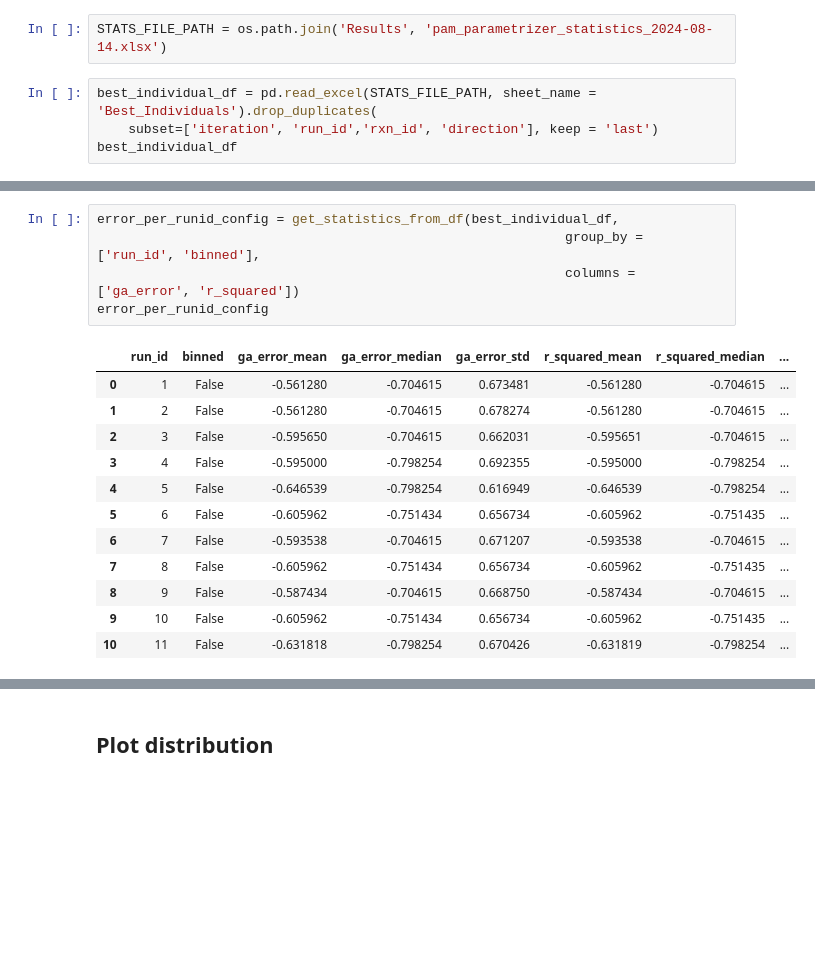
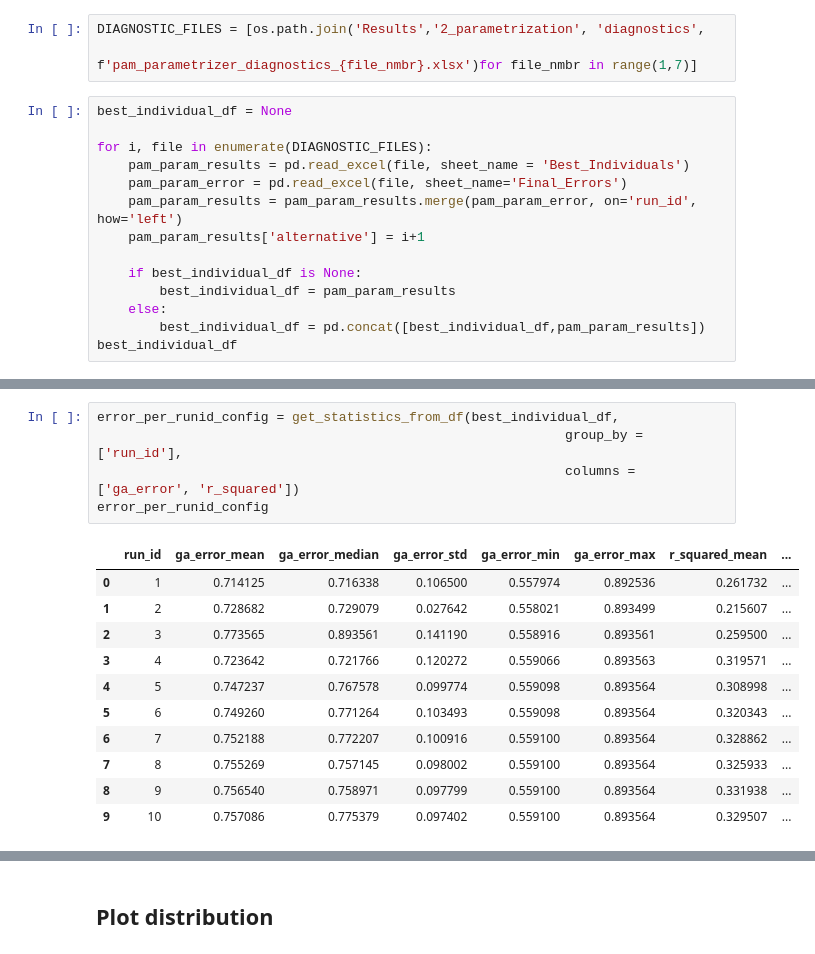
Before and after one commit to iAMB-RWTH-Aachen/PAMparametrizer, a Jupyter notebook: Scripts/i3_analysis/pam_parametrizer_performance.ipynb, the cells around one changed output, grey strips where cells are left out. Saved outputs shown, nothing was run; the diff lists cells and outputs as text; blank space fills up the shorter version.

```diff
--- a/Scripts/i3_analysis/pam_parametrizer_performance.ipynb
+++ b/Scripts/i3_analysis/pam_parametrizer_performance.ipynb
@@ -21,7 +23,18 @@ Academic license - for non-commercial use only - expires 2025-03-06
 # %%
-STATS_FILE_PATH = os.path.join('Results', 'pam_parametrizer_statistics_2024-08-14.xlsx')
+DIAGNOSTIC_FILES = [os.path.join('Results','2_parametrization', 'diagnostics',
+                                 f'pam_parametrizer_diagnostics_{file_nmbr}.xlsx')for file_nmbr in range(1,7)]
 # %%
-best_individual_df = pd.read_excel(STATS_FILE_PATH, sheet_name = 'Best_Individuals').drop_duplicates(
-    subset=['iteration', 'run_id','rxn_id', 'direction'], keep = 'last')
+best_individual_df = None
+
+for i, file in enumerate(DIAGNOSTIC_FILES):
+    pam_param_results = pd.read_excel(file, sheet_name = 'Best_Individuals')
+    pam_param_error = pd.read_excel(file, sheet_name='Final_Errors')
+    pam_param_results = pam_param_results.merge(pam_param_error, on='run_id', how='left')
+    pam_param_results['alternative'] = i+1
+
+    if best_individual_df is None:
+        best_individual_df = pam_param_results
+    else:
+        best_individual_df = pd.concat([best_individual_df,pam_param_results])
 best_individual_df
 # %% [output]
@@ -41,18 +54,17 @@ best_individual_df
 # %%
 error_per_runid_config = get_statistics_from_df(best_individual_df,
-                                                            group_by = ['run_id', 'binned'],
+                                                            group_by = ['run_id'],
                                                             columns = ['ga_error', 'r_squared'])
 error_per_runid_config
 # %% [output]
-|  | run_id | binned | ga_error_mean | ga_error_median | ga_error_std | r_squared_mean | r_squared_median | ... |
-| 0 | 1 | False | -0.561280 | -0.704615 | 0.673481 | -0.561280 | -0.704615 | ... |
-| 1 | 2 | False | -0.561280 | -0.704615 | 0.678274 | -0.561280 | -0.704615 | ... |
-| 2 | 3 | False | -0.595650 | -0.704615 | 0.662031 | -0.595651 | -0.704615 | ... |
-| 3 | 4 | False | -0.595000 | -0.798254 | 0.692355 | -0.595000 | -0.798254 | ... |
-| 4 | 5 | False | -0.646539 | -0.798254 | 0.616949 | -0.646539 | -0.798254 | ... |
-| 5 | 6 | False | -0.605962 | -0.751434 | 0.656734 | -0.605962 | -0.751435 | ... |
-| 6 | 7 | False | -0.593538 | -0.704615 | 0.671207 | -0.593538 | -0.704615 | ... |
-| 7 | 8 | False | -0.605962 | -0.751434 | 0.656734 | -0.605962 | -0.751435 | ... |
-| 8 | 9 | False | -0.587434 | -0.704615 | 0.668750 | -0.587434 | -0.704615 | ... |
-| 9 | 10 | False | -0.605962 | -0.751434 | 0.656734 | -0.605962 | -0.751435 | ... |
-| 10 | 11 | False | -0.631818 | -0.798254 | 0.670426 | -0.631819 | -0.798254 | ... |
+|  | run_id | ga_error_mean | ga_error_median | ga_error_std | ga_error_min | ga_error_max | r_squared_mean | ... |
+| 0 | 1 | 0.714125 | 0.716338 | 0.106500 | 0.557974 | 0.892536 | 0.261732 | ... |
+| 1 | 2 | 0.728682 | 0.729079 | 0.027642 | 0.558021 | 0.893499 | 0.215607 | ... |
+| 2 | 3 | 0.773565 | 0.893561 | 0.141190 | 0.558916 | 0.893561 | 0.259500 | ... |
+| 3 | 4 | 0.723642 | 0.721766 | 0.120272 | 0.559066 | 0.893563 | 0.319571 | ... |
+| 4 | 5 | 0.747237 | 0.767578 | 0.099774 | 0.559098 | 0.893564 | 0.308998 | ... |
+| 5 | 6 | 0.749260 | 0.771264 | 0.103493 | 0.559098 | 0.893564 | 0.320343 | ... |
+| 6 | 7 | 0.752188 | 0.772207 | 0.100916 | 0.559100 | 0.893564 | 0.328862 | ... |
+| 7 | 8 | 0.755269 | 0.757145 | 0.098002 | 0.559100 | 0.893564 | 0.325933 | ... |
+| 8 | 9 | 0.756540 | 0.758971 | 0.097799 | 0.559100 | 0.893564 | 0.331938 | ... |
+| 9 | 10 | 0.757086 | 0.775379 | 0.097402 | 0.559100 | 0.893564 | 0.329507 | ... |
```
Also changed, not shown: parts of 14 cells of this notebook, 12 other files.
